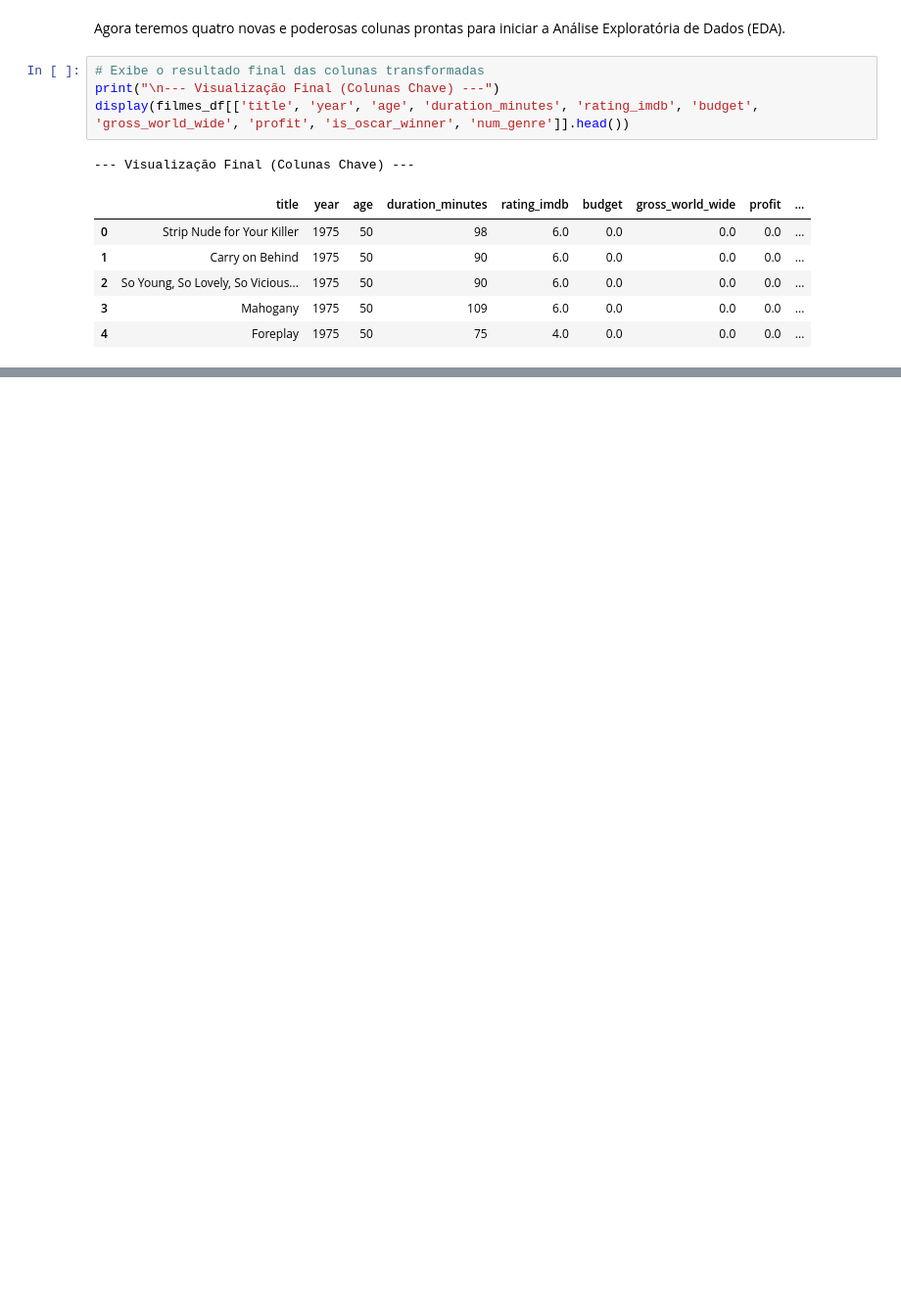
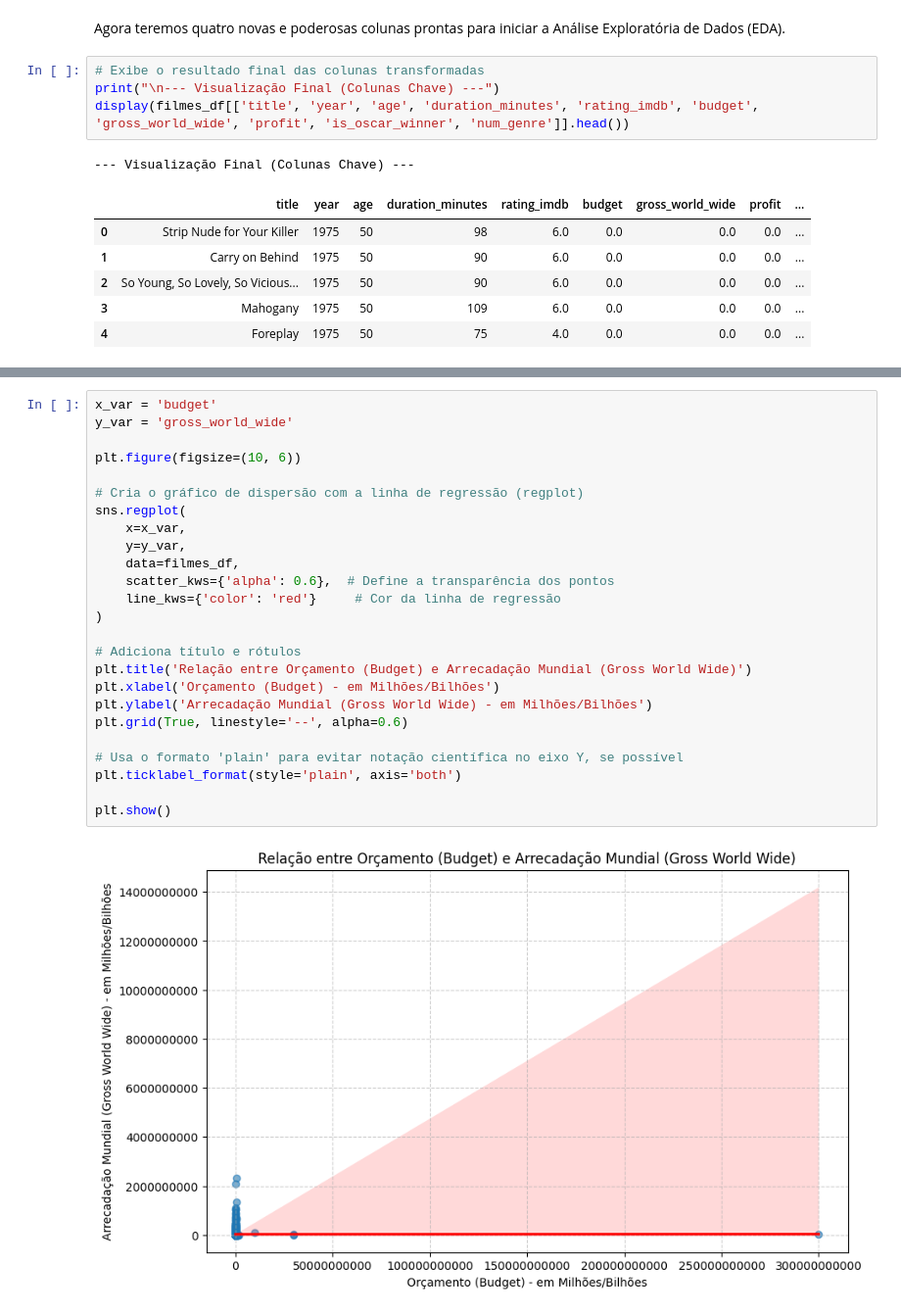
Before and after one commit to dlepinski/Projeto-Extensionista-Big-Data, a Jupyter notebook: app.ipynb, the cells around one changed output, grey strips where cells are left out. Shown at 98% size. Saved outputs shown, nothing was run; the diff lists cells and outputs as text; blank space fills up the shorter version.

```diff
--- a/app.ipynb
+++ b/app.ipynb
@@ -298,0 +403,27 @@ display(filmes_df[['title', 'year', 'age', 'duration_minutes', 'rating_imdb', 'b
+# %%
+x_var = 'budget'
+y_var = 'gross_world_wide'
+
+plt.figure(figsize=(10, 6))
+
+# Cria o gráfico de dispersão com a linha de regressão (regplot)
+sns.regplot(
+    x=x_var,
+    y=y_var,
+    data=filmes_df,
+    scatter_kws={'alpha': 0.6},  # Define a transparência dos pontos
+    line_kws={'color': 'red'}     # Cor da linha de regressão
+)
+
+# Adiciona título e rótulos
+plt.title('Relação entre Orçamento (Budget) e Arrecadação Mundial (Gross World Wide)')
+plt.xlabel('Orçamento (Budget) - em Milhões/Bilhões')
+plt.ylabel('Arrecadação Mundial (Gross World Wide) - em Milhões/Bilhões')
+plt.grid(True, linestyle='--', alpha=0.6)
+
+# Usa o formato 'plain' para evitar notação científica no eixo Y, se possível
+plt.ticklabel_format(style='plain', axis='both')
+
+plt.show()
+# %% [output]
+[figure, added]
```
Also changed, not shown: parts of 17 cells of this notebook.
